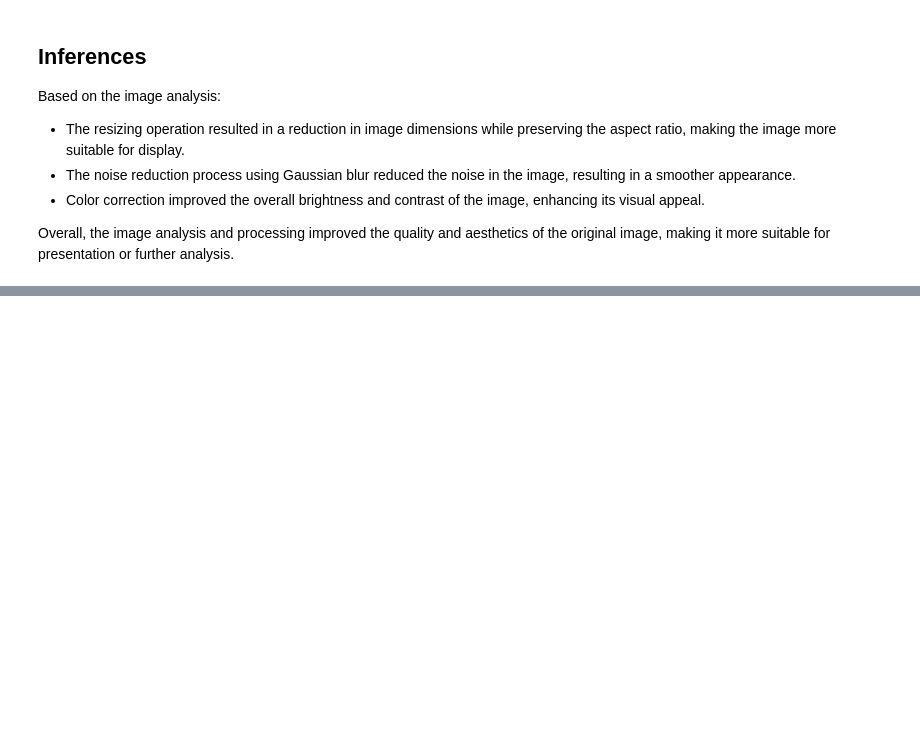
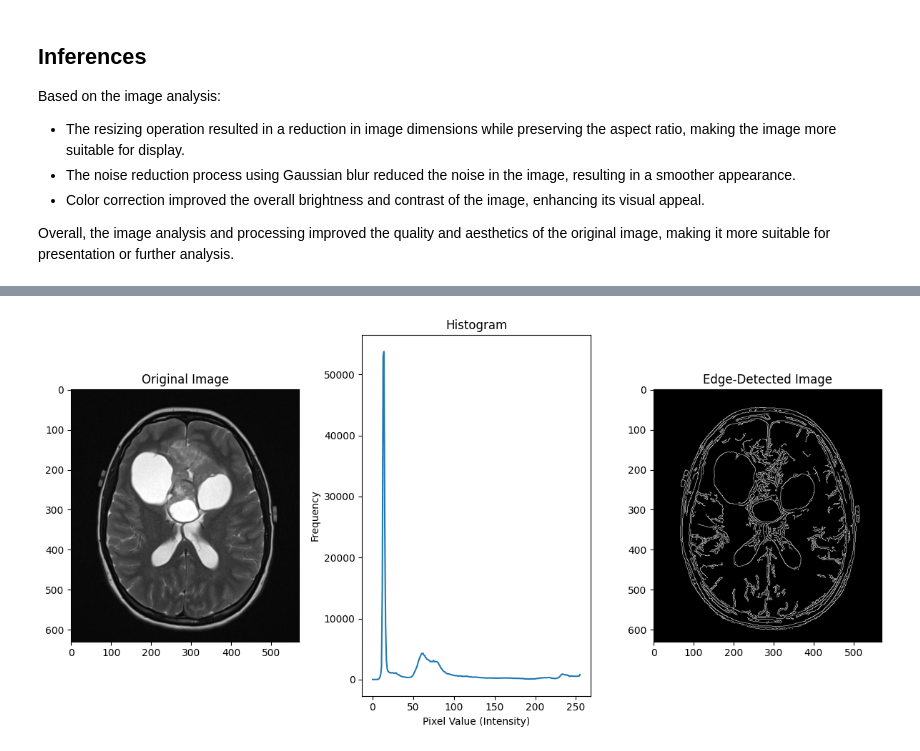
Before and after one commit to joelbkoshy/Image-Analytics, a Jupyter notebook: LAB6-PERFORMANCE EVALUATION/LAB6 - Performance Evaluation.ipynb, the cells around one changed output, grey strips where cells are left out. Cells and saved outputs as stored; diff of their text form; code cells hidden in the pictures; blank space fills up the shorter version.

```diff
--- a/LAB6-PERFORMANCE EVALUATION/LAB6 - Performance Evaluation.ipynb
+++ b/LAB6-PERFORMANCE EVALUATION/LAB6 - Performance Evaluation.ipynb
@@ -64,0 +125,37 @@ Overall, the image analysis and processing improved the quality and aesthetics o
+# %%
+import cv2
+import matplotlib.pyplot as plt
+import numpy as np
+
+# Load the image in grayscale
+image_path = 'brain.jpeg'
+image = cv2.imread(image_path, cv2.IMREAD_GRAYSCALE)
+
+# Calculate the histogram
+histogram = cv2.calcHist([image], [0], None, [256], [0, 256])
+
+# Display the original image, histogram, and edge-detected image using Matplotlib
+plt.figure(figsize=(12, 6))
+
+# Original image
+plt.subplot(131)
+plt.imshow(image, cmap='gray')
+plt.title('Original Image')
+
+# Histogram
+plt.subplot(132)
+plt.plot(histogram)
+plt.title('Histogram')
+plt.xlabel('Pixel Value (Intensity)')
+plt.ylabel('Frequency')
+
+# Edge-detected image
+plt.subplot(133)
+edges = cv2.Canny(image, threshold1=30, threshold2=100)
+plt.imshow(edges, cmap='gray')
+plt.title('Edge-Detected Image')
+
+plt.tight_layout()
+plt.show()
+# %% [output]
+[figure, added]
```
Also changed, not shown: parts of 10 cells of this notebook, 5 other files.
